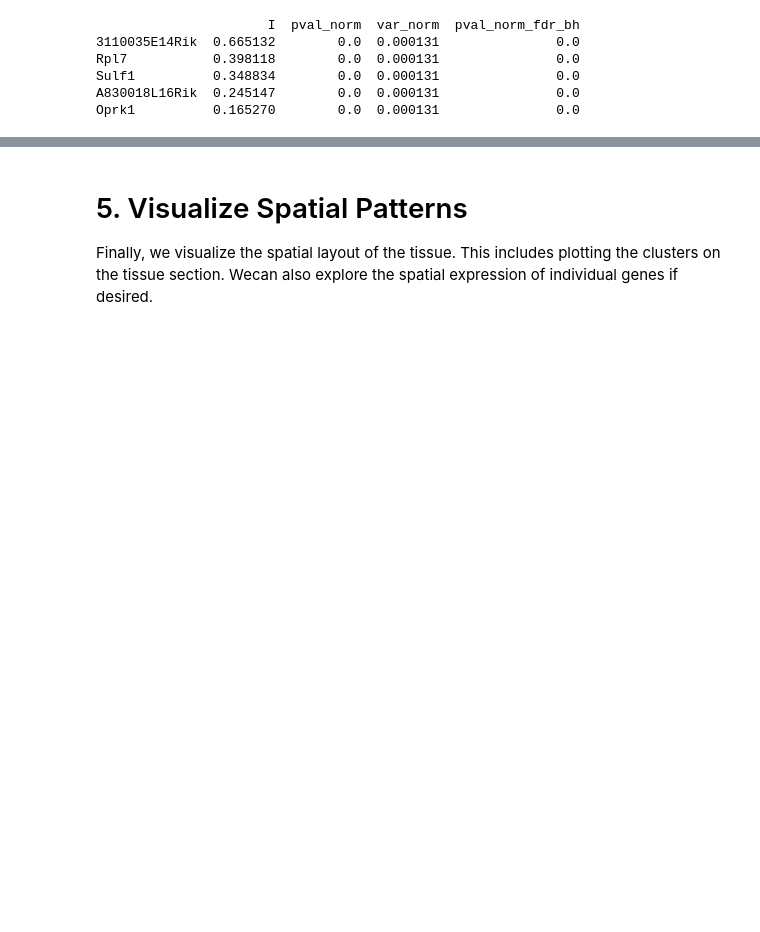
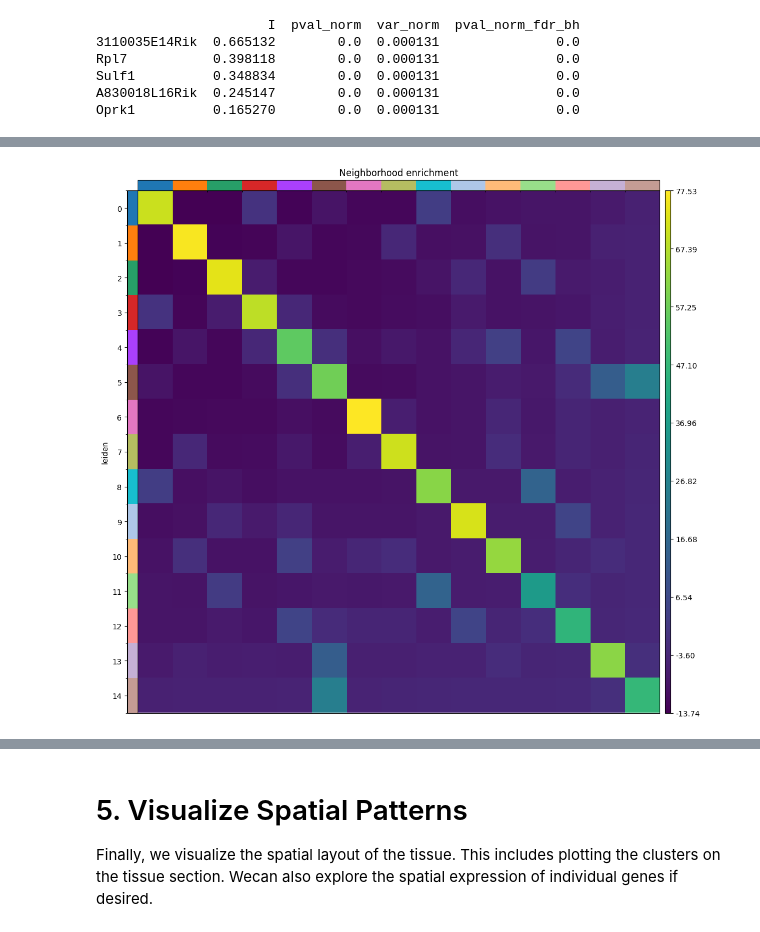
Before and after one commit to YunkeW/Single-Cell, a Jupyter notebook: spatial_related_pipeline.ipynb, the cells around one changed output, grey strips where cells are left out. Cells and saved outputs as stored; diff of their text form; code cells hidden in the pictures; blank space fills up the shorter version.

```diff
--- a/spatial_related_pipeline.ipynb
+++ b/spatial_related_pipeline.ipynb
@@ -176,3 +226,8 @@ This analysis tests whether the spatial arrangement of cell clusters (here, defi
 # %%
 # Perform neighborhood enrichment analysis based on Leiden clusters
 sq.gr.nhood_enrichment(adata, cluster_key="leiden")
+
+# Visualize the heatmap result
+sq.pl.nhood_enrichment(adata, cluster_key="leiden")
+# %% [output]
+[figure, added]
```
Also changed, not shown: parts of 19 cells of this notebook.
